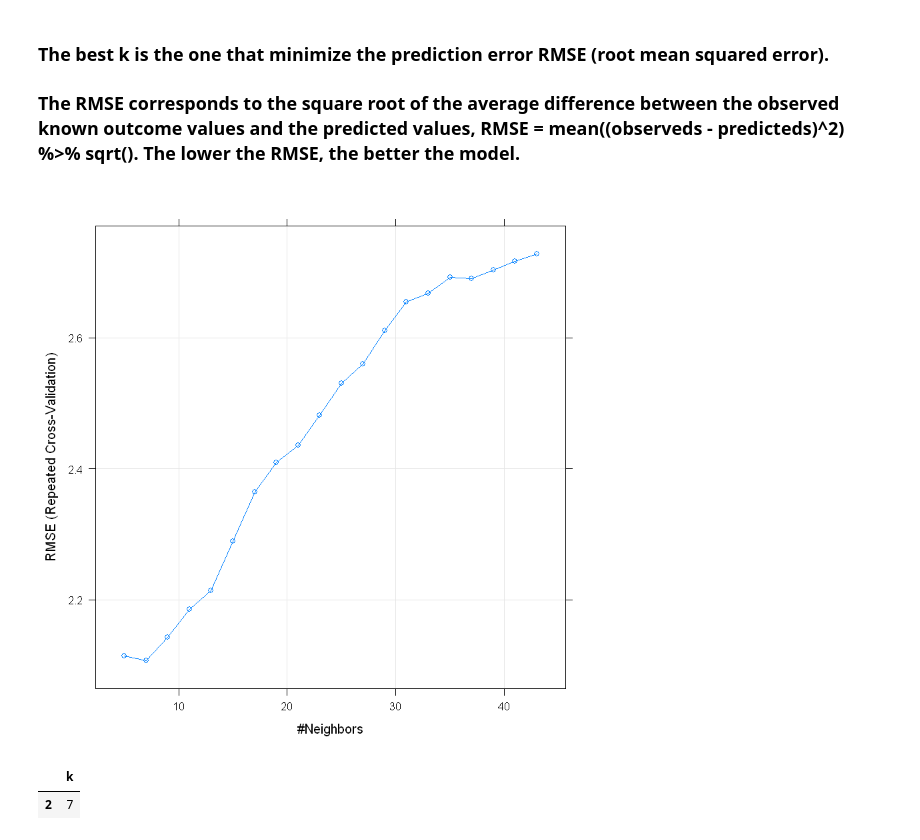
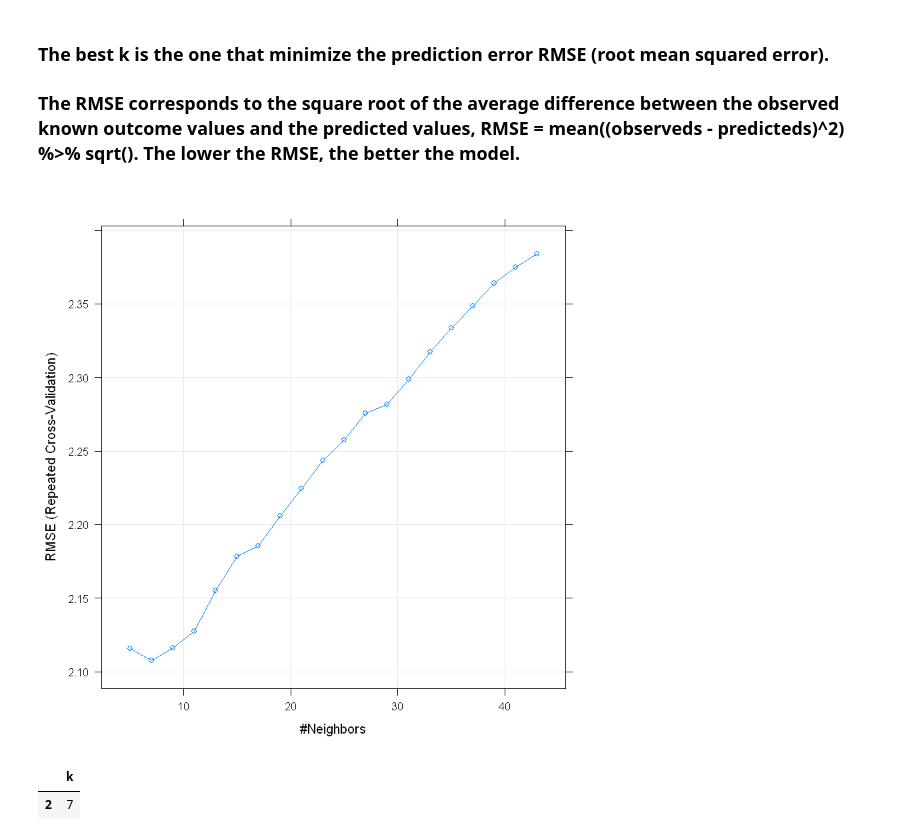
Before and after one commit to DrewLarsen2757/SMU_QTW, a Jupyter notebook: CASE_STUDY_2/Rikel_notebook-version-2.ipynb, the cells around one changed output. Cells and saved outputs as stored; diff of their text form; code cells hidden in the pictures.

```diff
--- a/CASE_STUDY_2/Rikel_notebook-version-2.ipynb
+++ b/CASE_STUDY_2/Rikel_notebook-version-2.ipynb
@@ -242,9 +213,9 @@ The final value used for the model was k = 7.
 ### The RMSE corresponds to the square root of the average difference between the observed known outcome values and the predicted values, RMSE = mean((observeds - predicteds)^2) %>% sqrt(). The lower the RMSE, the better the model.
 # %%
 #Plotting yields Number of Neighbours Vs accuracy (based on repeated cross validation)
-plot(knnFit_y)
+plot(knnFit_x)
 # %% [output]
-[figure, old version]
+[figure, new version]
 # %%
 # Print the best tuning parameter k that
 # maximizes model accuracy
```
Also changed, not shown: parts of 19 cells of this notebook, 1 other file.
